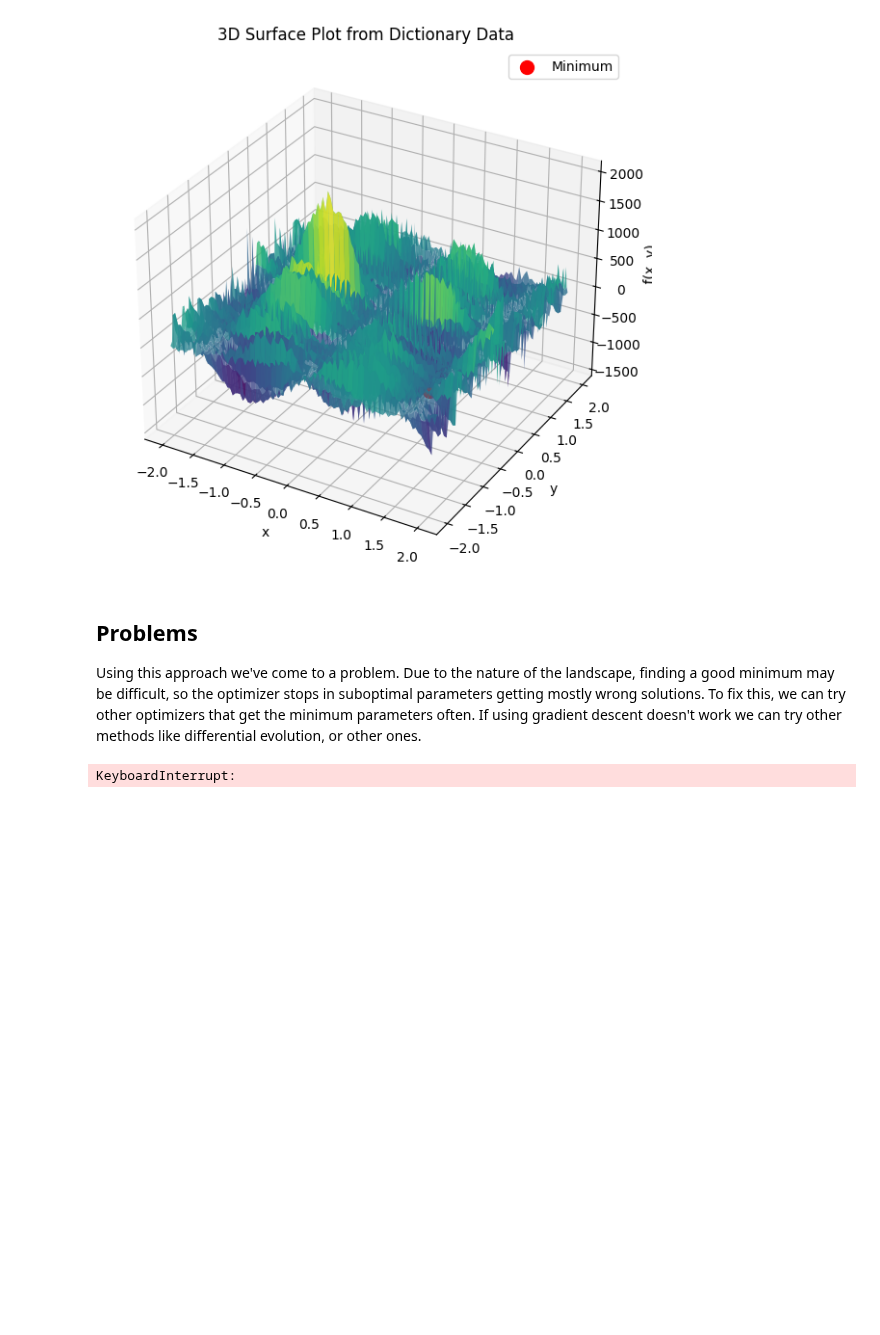
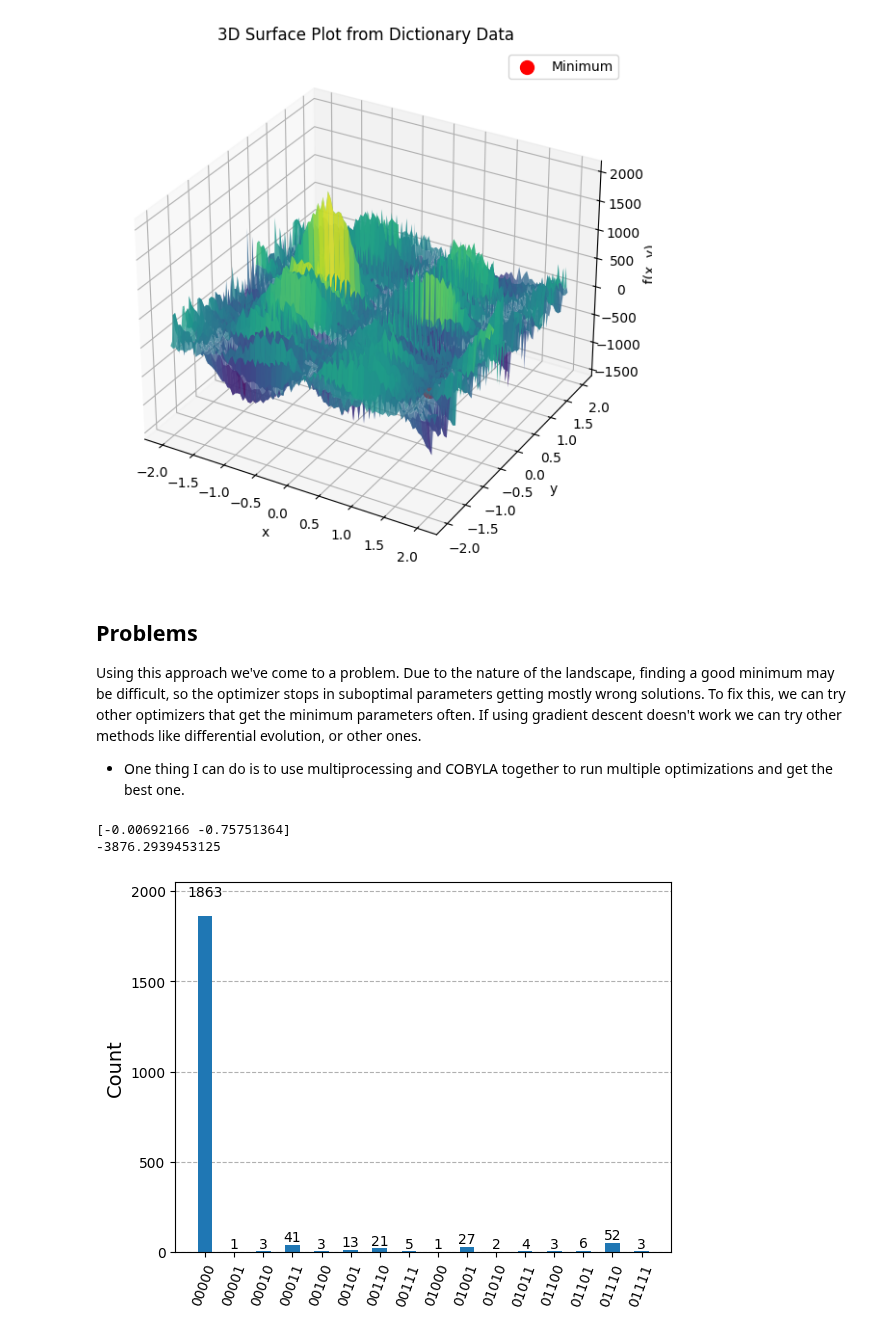
Before and after one commit to Nicofero/PhyloTree_ReConst, a Jupyter notebook: qaoa_phylo_tree.ipynb, the cells around one changed output. Saved outputs shown, nothing was run; the diff lists cells and outputs as text; code cells hidden in the pictures; blank space fills up the shorter version.

```diff
--- a/qaoa_phylo_tree.ipynb
+++ b/qaoa_phylo_tree.ipynb
@@ -373,16 +368,45 @@ plt.show()
 ## Problems
 
 Using this approach we've come to a problem. Due to the nature of the landscape, finding a good minimum may be difficult, so the optimizer stops in suboptimal parameters getting mostly wrong solutions. To fix this, we can try other optimizers that get the minimum parameters often. If using gradient descent doesn't work we can try other methods like differential evolution, or other ones.
+
+- One thing I can do is to use multiprocessing and COBYLA together to run multiple optimizations and get the best one.
 # %%
 from scipy.optimize import differential_evolution
+from multiprocessing import Pool
+
+pool = Pool(8)
+parameters={'maxiter':10000,
+           'popsize':8,
+           'workers':pool.map,
+           'polish':False,
+           'strategy':'best1exp',
+           'updating':'deferred'}
 problem = prepare_exp(matrix,c=1)
 size = max([int(x) for x in re.findall(r'Z([0-9]+)',problem)])+1
 qaoa = QAOA(problem,size)
 
 bounds = [(-2, 2), (-2, 2)]
 
-result = differential_evolution(qaoa.objective,bounds)
+result = differential_evolution(qaoa.objective,bounds,**parameters)
 print(result.x)
 print(result.fun)
 # %% [output]
-KeyboardInterrupt:
+[-0.00692166 -0.75751364]
+-3876.2939453125
+# %%
+qc = create_ansatz(problem,size,1,[result.x[0]], [result.x[1]])
+sim = AerSimulator()
+
+# Transpile the circuit for the simulator or real QPU
+qc.measure_all()
+qc = transpile(qc,sim)
+
+# Run the circuit and collect results
+sampler = SamplerV2()
+job = sampler.run([qc],shots=2048)
+job_result = job.result()
+counts=job_result[0].data.meas.get_counts()
+n_counts = combine_inverse_keys(counts)
+plot_histogram(n_counts)
+# %% [output]
+[figure, added]
```
Also changed, not shown: parts of 9 cells of this notebook, 2 other files.
